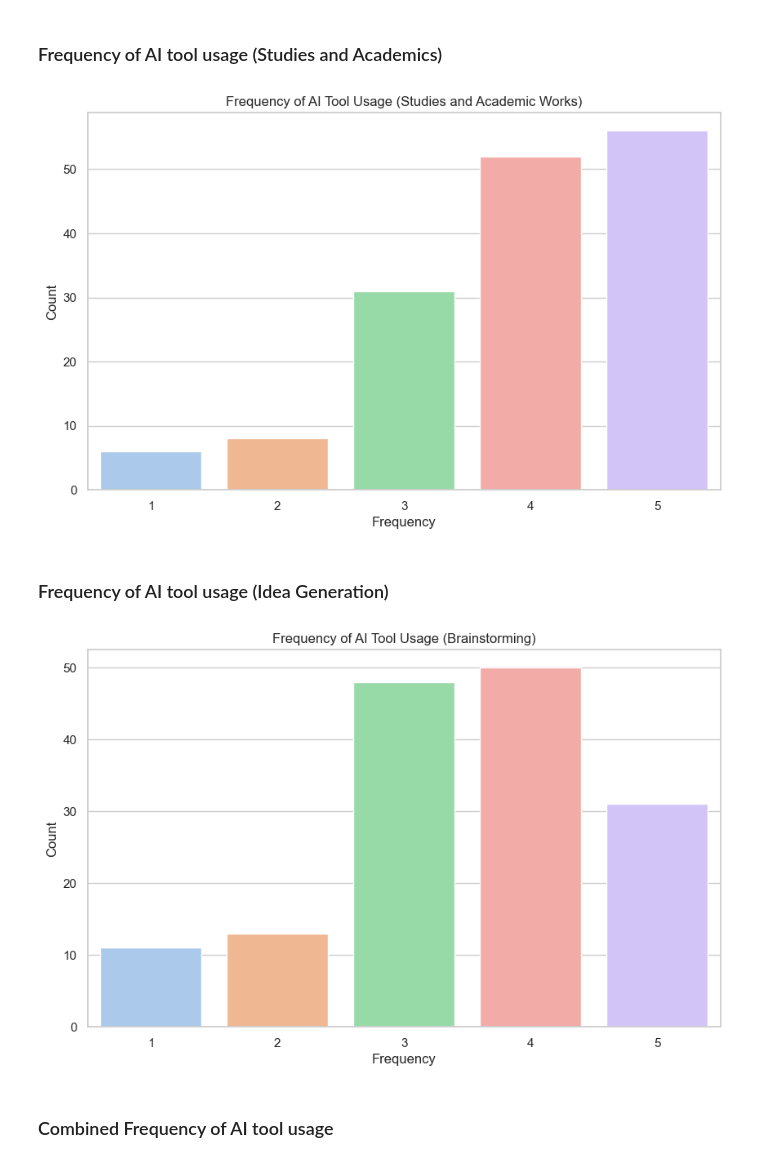
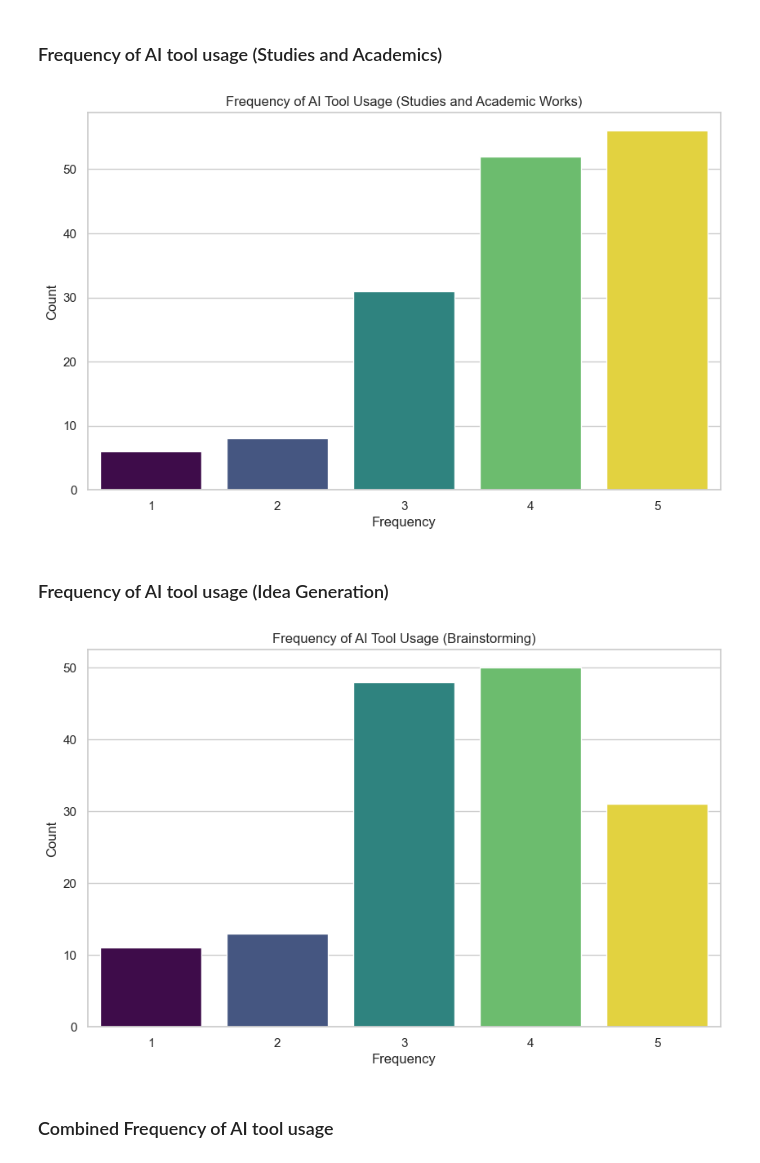
Before and after one commit to NotAlpha45/Survey-on-the-Impact-of-AI-Tools, a Jupyter notebook: code/dataset_exploration.ipynb, the cells around one changed output. Cells and saved outputs as stored; diff of their text form; code cells hidden in the pictures.

```diff
--- a/code/dataset_exploration.ipynb
+++ b/code/dataset_exploration.ipynb
@@ -286,7 +273,7 @@ usage_frequency = dataset[
 sns.barplot(
     x=usage_frequency.index,
     y=usage_frequency.values,
-    palette="pastel",
+    palette="viridis",
     hue=usage_frequency.index,
     legend=False,
 )
@@ -298,31 +285,31 @@ filename = "../results/frequency_of_ai_tool_usage_studies_academic_works.png"
 plt.savefig(filename)
 plt.show()
 # %% [output]
-[figure, old version]
+[figure, new version]
 # %% [markdown]
 ### Frequency of AI tool usage (Idea Generation)
 # %%
 plt.figure(figsize=(10, 6))
 usage_frequency = dataset[
     "When brainstorming for any ideas, I tend to use AI for that purpose"
 ].value_counts()
 
 sns.barplot(
     x=usage_frequency.index,
     y=usage_frequency.values,
-    palette="pastel",
+    palette="viridis",
     hue=usage_frequency.index,
     legend=False,
 )
 
 plt.title("Frequency of AI Tool Usage (Brainstorming)")
 plt.xlabel("Frequency")
 plt.ylabel("Count")
 filename = "../results/frequency_of_ai_tool_usage_brainstorming.png"
 plt.savefig(filename)
 plt.show()
 # %% [output]
-[figure, old version]
+[figure, new version]
 # %% [markdown]
 ### Combined Frequency of AI tool usage
 # %%
```
Also changed, not shown: parts of 4 cells of this notebook, 5 other files.
